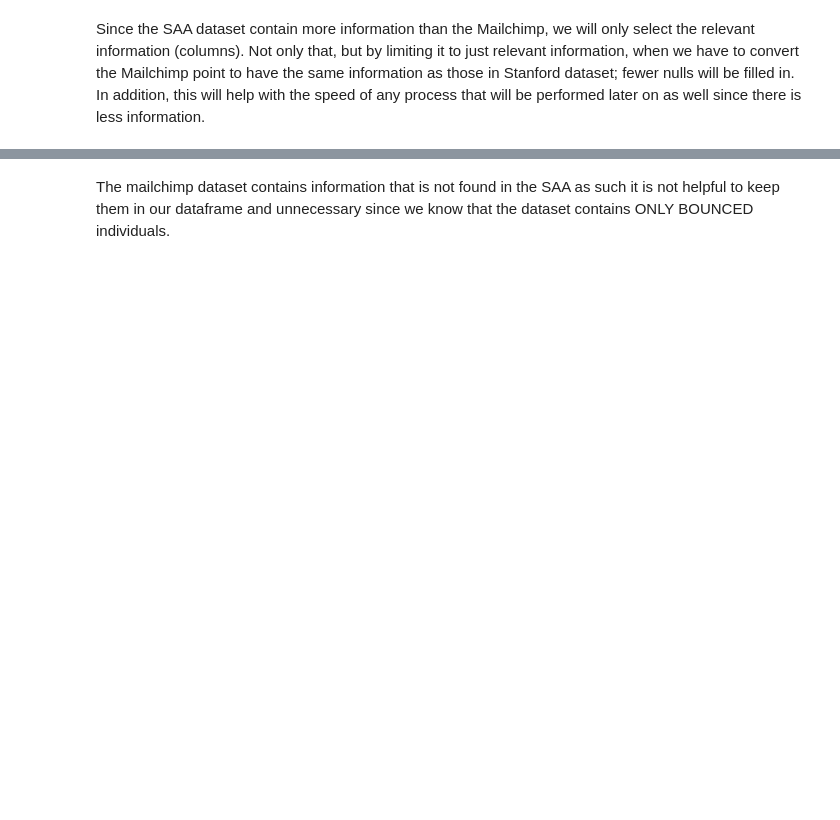
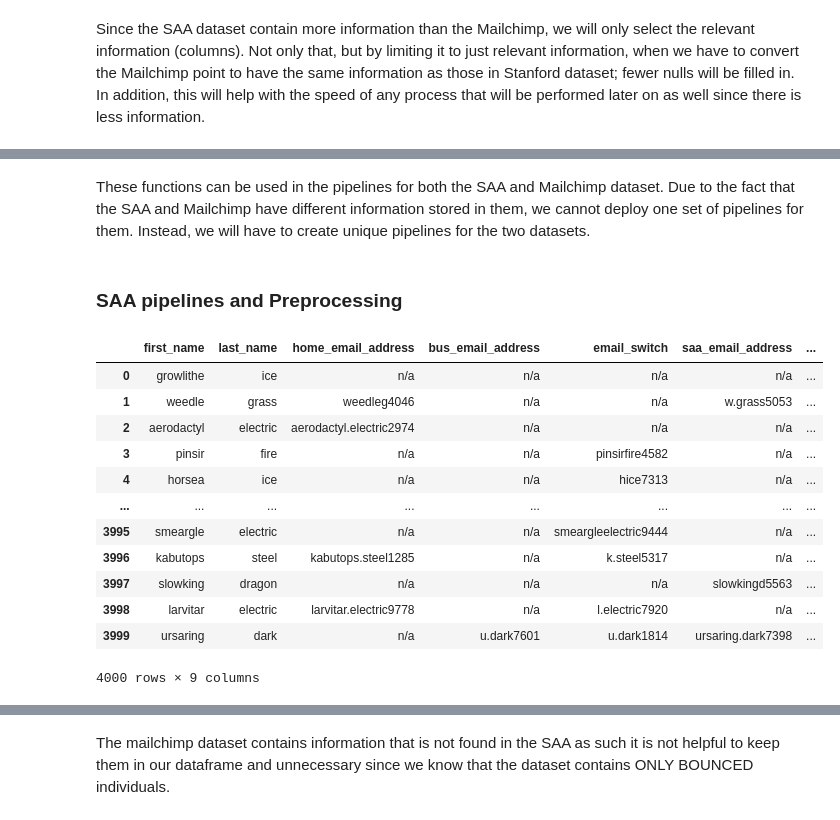
Before and after one commit to ssaeed85/Equalithon-StanfordPride, a Jupyter notebook: Stanford Pride Matching System.ipynb, the cells around one changed output, grey strips where cells are left out. Cells and saved outputs as stored; diff of their text form; code cells hidden in the pictures; blank space fills up the shorter version.

```diff
--- a/Stanford Pride Matching System.ipynb
+++ b/Stanford Pride Matching System.ipynb
@@ -223,7 +197,0 @@ df_saa
-# %%
-#remove email domains using removeEmailDomain helper function
-email_cols = ['home_email_address', 'bus_email_address', 'email_switch',
-              'saa_email_address', 'gsb_email_address', 'other_email_address']
-for email in email_cols:
-    df_saa[email] = df_saa[email].apply(removeEmailDomain)
-df_saa
@@ -275,0 +229,49 @@ df_mailchimp_original
+# %% [markdown]
+These functions can be used in the pipelines for both the SAA and Mailchimp dataset. Due to the fact that the SAA and Mailchimp have different information stored in them, we cannot deploy one set of pipelines for them. Instead, we will have to create unique pipelines for the two datasets.
+# %% [markdown]
+### SAA pipelines and Preprocessing
+# %%
+#subpipe that handles our the majority of our columns
+subpipe_main= Pipeline(steps=[('get_cols', filter_cols),
+                              ('simple_impute', SimpleImputer(strategy='constant', fill_value='n/a')),
+                              ('string_out', standardize_str),
+                              #                          ('emails',email_domain)
+                              ])
+
+#subpipe that handles our our emails
+subpipe_email = Pipeline(steps=[('emails',email_domain),
+                                ('simple_impute', SimpleImputer(strategy='constant', fill_value='n/a')),
+                                ('string_out', standardize_str)
+                                ])
+
+#subpipe that handles degrees owned columns
+subpipe_degree = Pipeline(steps=[('simple_impute', SimpleImputer(strategy='constant', fill_value='n/a')),
+                                 ('degree',cleaned_degrees),
+                                 ('string_out', standardize_str)
+                                 ])
+# %%
+#Combine subpipes into CT
+ct = ColumnTransformer(transformers = [
+    ('subpipe_main', subpipe_main, df_saa_original.columns),
+    ('subpipe_emails', subpipe_email, df_saa_original.columns),
+    ('subpipe_degrees', subpipe_degree, [25] )
+])
+# %%
+columns = ['first_name', 'last_name','home_email_address', 'bus_email_address', 'email_switch',
+           'saa_email_address', 'gsb_email_address', 'other_email_address','short_degree_string']
+df_saa = pd.DataFrame(ct.fit_transform(df_saa_original),columns=columns)
+df_saa
+# %% [output]
+|  | first_name | last_name | home_email_address | bus_email_address | email_switch | saa_email_address | ... |
+| 0 | growlithe | ice | n/a | n/a | n/a | n/a | ... |
+| 1 | weedle | grass | weedleg4046 | n/a | n/a | w.grass5053 | ... |
+| 2 | aerodactyl | electric | aerodactyl.electric2974 | n/a | n/a | n/a | ... |
+| 3 | pinsir | fire | n/a | n/a | pinsirfire4582 | n/a | ... |
+| 4 | horsea | ice | n/a | n/a | hice7313 | n/a | ... |
+| ... | ... | ... | ... | ... | ... | ... | ... |
+| 3995 | smeargle | electric | n/a | n/a | smeargleelectric9444 | n/a | ... |
+| 3996 | kabutops | steel | kabutops.steel1285 | n/a | k.steel5317 | n/a | ... |
+| 3997 | slowking | dragon | n/a | n/a | n/a | slowkingd5563 | ... |
+| 3998 | larvitar | electric | larvitar.electric9778 | n/a | l.electric7920 | n/a | ... |
+| 3999 | ursaring | dark | n/a | u.dark7601 | u.dark1814 | ursaring.dark7398 | ... |
+4000 rows × 9 columns
```
Also changed, not shown: parts of 40 cells of this notebook, 4 other files.
